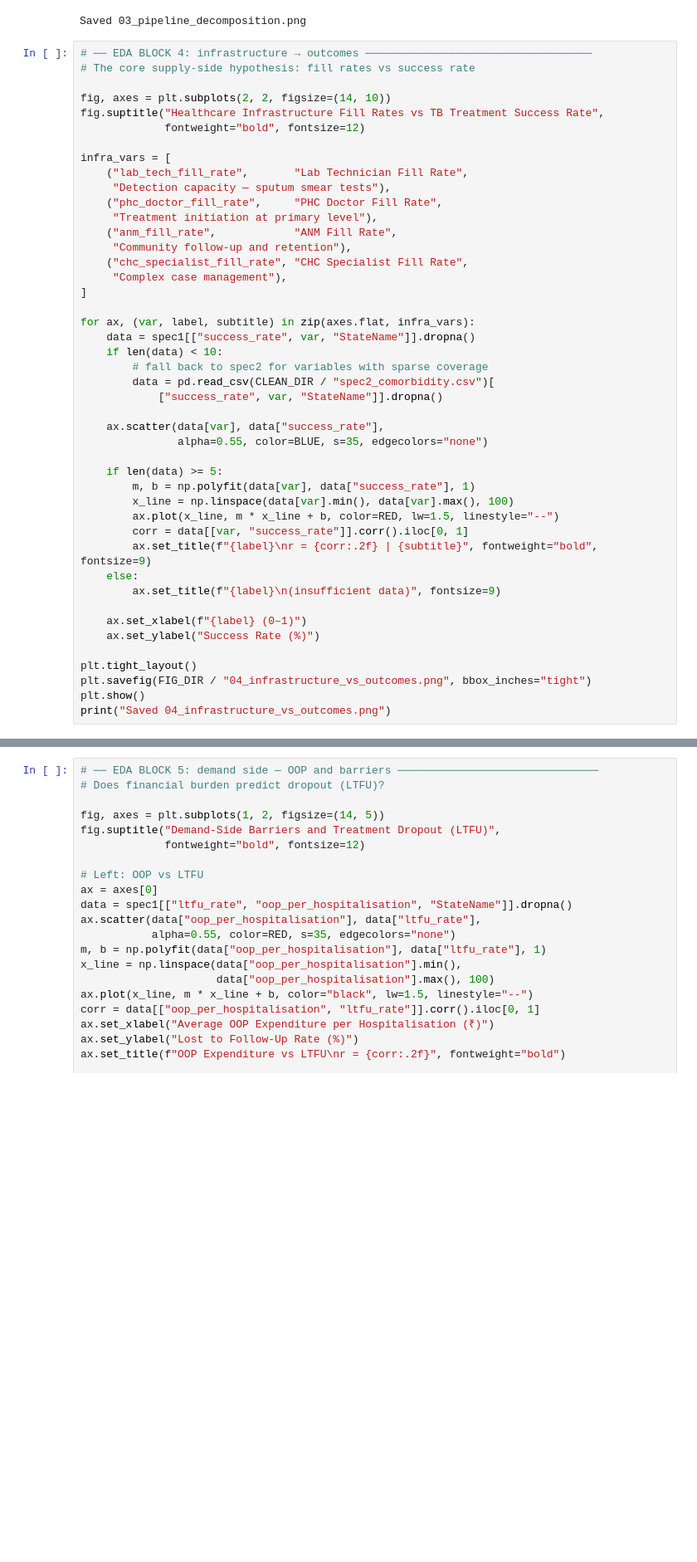
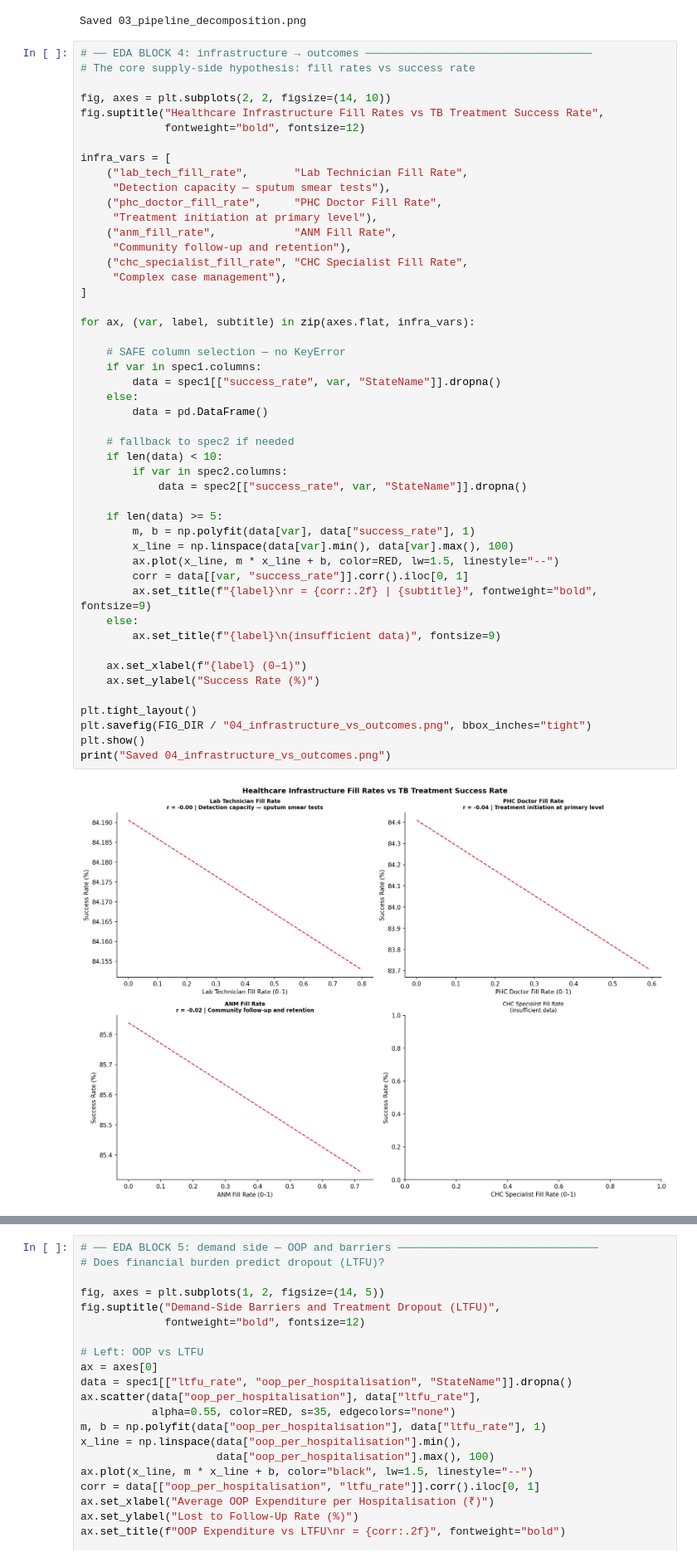
Before and after one commit to PranavAnand587/TB-Analysis, a Jupyter notebook: main.ipynb, the cells around one changed output, grey strips where cells are left out. Shown at 83% size. Drawn from its saved outputs; the diff is of its cells as text; blank space fills up the shorter version.

```diff
--- a/main.ipynb
+++ b/main.ipynb
@@ -1338,37 +1338,41 @@ infra_vars = [
     ("lab_tech_fill_rate",       "Lab Technician Fill Rate",
      "Detection capacity — sputum smear tests"),
     ("phc_doctor_fill_rate",     "PHC Doctor Fill Rate",
      "Treatment initiation at primary level"),
     ("anm_fill_rate",            "ANM Fill Rate",
      "Community follow-up and retention"),
     ("chc_specialist_fill_rate", "CHC Specialist Fill Rate",
      "Complex case management"),
 ]
 
 for ax, (var, label, subtitle) in zip(axes.flat, infra_vars):
-    data = spec1[["success_rate", var, "StateName"]].dropna()
+
+    # SAFE column selection — no KeyError
+    if var in spec1.columns:
+        data = spec1[["success_rate", var, "StateName"]].dropna()
+    else:
+        data = pd.DataFrame()
+
+    # fallback to spec2 if needed
     if len(data) < 10:
-        # fall back to spec2 for variables with sparse coverage
-        data = pd.read_csv(CLEAN_DIR / "spec2_comorbidity.csv")[
-            ["success_rate", var, "StateName"]].dropna()
-
-    ax.scatter(data[var], data["success_rate"],
-               alpha=0.55, color=BLUE, s=35, edgecolors="none")
+        if var in spec2.columns:
+            data = spec2[["success_rate", var, "StateName"]].dropna()
 
     if len(data) >= 5:
         m, b = np.polyfit(data[var], data["success_rate"], 1)
         x_line = np.linspace(data[var].min(), data[var].max(), 100)
         ax.plot(x_line, m * x_line + b, color=RED, lw=1.5, linestyle="--")
         corr = data[[var, "success_rate"]].corr().iloc[0, 1]
         ax.set_title(f"{label}\nr = {corr:.2f} | {subtitle}", fontweight="bold", fontsize=9)
     else:
         ax.set_title(f"{label}\n(insufficient data)", fontsize=9)
 
     ax.set_xlabel(f"{label} (0–1)")
     ax.set_ylabel("Success Rate (%)")
 
 plt.tight_layout()
 plt.savefig(FIG_DIR / "04_infrastructure_vs_outcomes.png", bbox_inches="tight")
 plt.show()
 print("Saved 04_infrastructure_vs_outcomes.png")
 # %% [output]
+[figure, new version]
```
Also changed, not shown: parts of 3 cells of this notebook.
